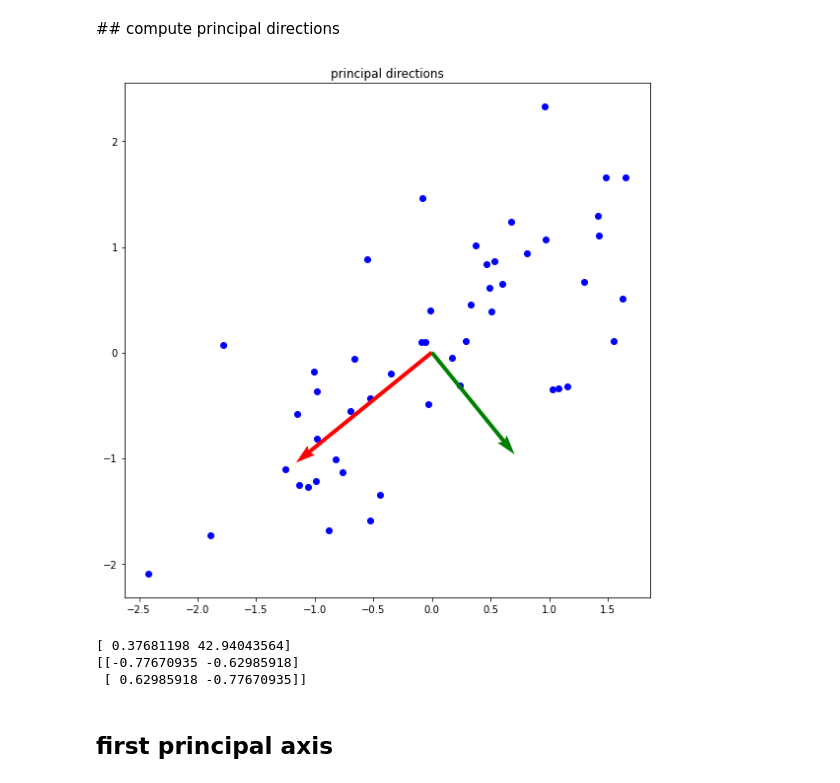
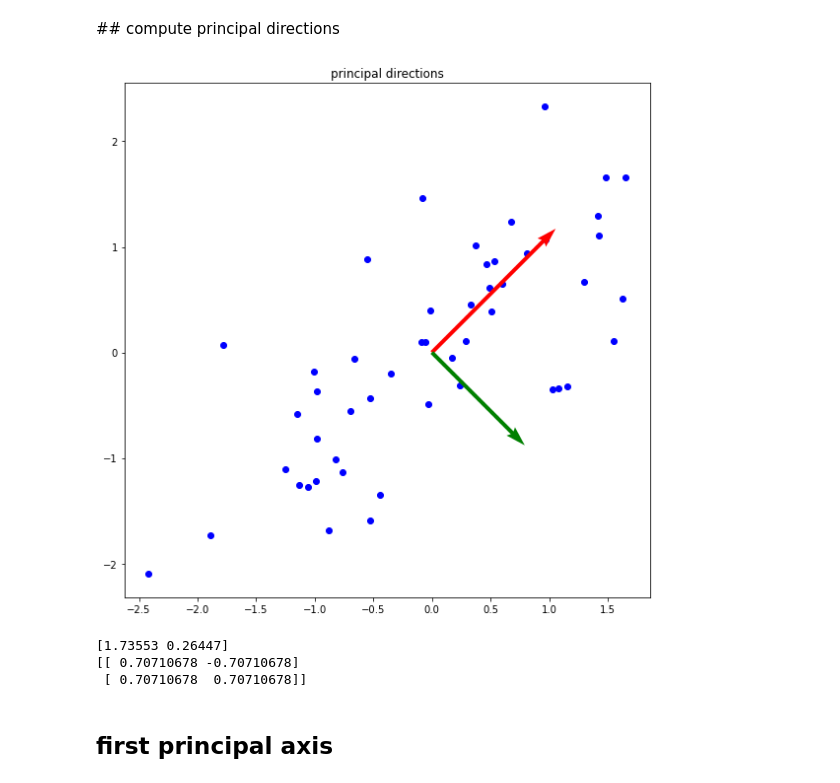
Before and after one commit to YJbonobono/assignment-machine-learning, a Jupyter notebook: 12/assignment_12_new.ipynb, the cells around one changed output. Saved outputs shown, nothing was run; the diff lists cells and outputs as text; code cells hidden in the pictures.

```diff
--- a/12/assignment_12_new.ipynb
+++ b/12/assignment_12_new.ipynb
@@ -50,6 +48,7 @@ print('std of y = ', y_std)
 
 x = np.divide((x - x_mean), x_std)
 y = np.divide((y - y_mean), y_std)
+feature = np.array([x, y]).T
 
 plt.scatter(x, y, color='blue')
 # ===================================================
@@ -110,52 +109,52 @@ S, U = np.linalg.eig(Sigma)
 origin = [0,0]
 
 # EigenValue
-pd1 = S[0]
-pd2 = S[1]
+pd1 = S[1]
+pd2 = S[0]
 
 # EigenVector
-eigvec1 = U[0]
-eigvec2 = U[1]
+eigvec1 = U[1]
+eigvec2 = U[0]
 
 plt.scatter(x, y, color='blue')
 plt.quiver(*origin, *eigvec1, color=['r'], scale=3)
 plt.quiver(*origin, *eigvec2, color=['g'], scale=4)
 
 # ===================================================
 plt.tight_layout()
 plt.show()
 
 def principal_directions(x, y):
     plt.figure(figsize=(8,8))
     plt.title('principal directions')
     # ===================================================
     Sigma = compute_covariance(feature)
     S, U = np.linalg.eig(Sigma)
     origin = [0,0]
 
     # EigenValue
     pd1 = S[0]
     pd2 = S[1]
 
     # EigenVector
     eigvec1 = U[0]
     eigvec2 = U[1]
 
     plt.scatter(x, y, color='blue')
     plt.quiver(*origin, *eigvec1, color=['r'], scale=3)
     plt.quiver(*origin, *eigvec2, color=['g'], scale=4)
     # ===================================================
     plt.tight_layout()
     plt.show()
 # %% [output]
-[figure, old version]
+[figure, new version]
 # %%
 print(S)
 print(U)
 # %% [output]
-[ 0.37681198 42.94043564]
-[[-0.77670935 -0.62985918]
- [ 0.62985918 -0.77670935]]
+[1.73553 0.26447]
+[[ 0.70710678 -0.70710678]
+ [ 0.70710678  0.70710678]]
 # %% [markdown]
 ## first principal axis
 # %%
```
Also changed, not shown: parts of 6 cells of this notebook.
